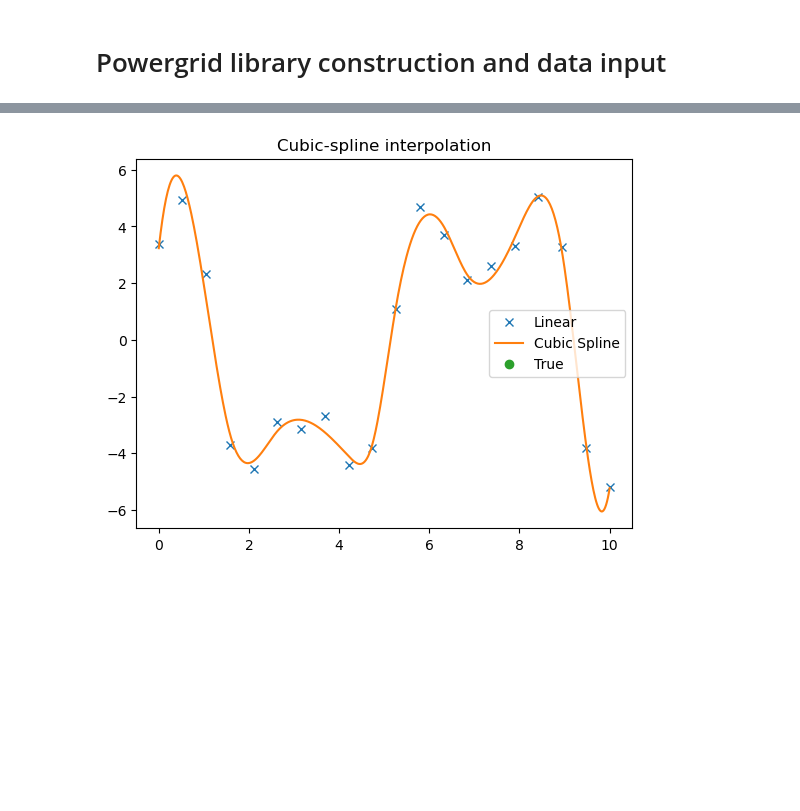
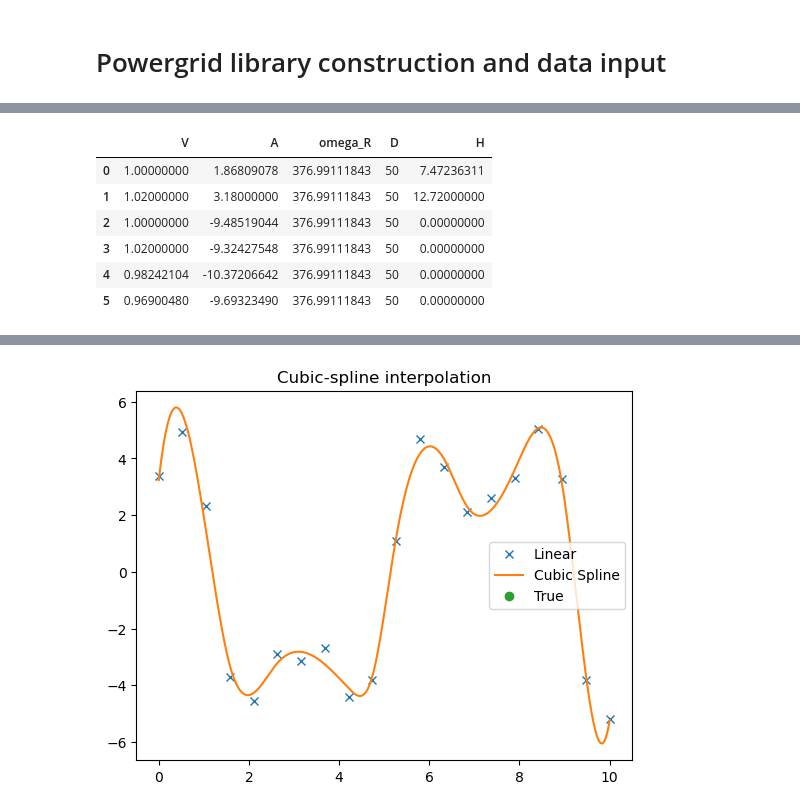
Before and after one commit to mjayadharan/DAE-FINDER_dev, a Jupyter notebook: power_grid_data_1.ipynb, the cells around one changed output, grey strips where cells are left out. Cells and saved outputs as stored; diff of their text form; code cells hidden in the pictures; blank space fills up the shorter version.

```diff
--- a/power_grid_data_1.ipynb
+++ b/power_grid_data_1.ipynb
@@ -171,0 +75,10 @@ for ind, data_matrix_ in enumerate(data_matrix_df_list):
+# %%
+static_param_df
+# %% [output]
+|  | V | A | omega_R | D | H |
+| 0 | 1.00000000 | 1.86809078 | 376.99111843 | 50 | 7.47236311 |
+| 1 | 1.02000000 | 3.18000000 | 376.99111843 | 50 | 12.72000000 |
+| 2 | 1.00000000 | -9.48519044 | 376.99111843 | 50 | 0.00000000 |
+| 3 | 1.02000000 | -9.32427548 | 376.99111843 | 50 | 0.00000000 |
+| 4 | 0.98242104 | -10.37206642 | 376.99111843 | 50 | 0.00000000 |
+| 5 | 0.96900480 | -9.69323490 | 376.99111843 | 50 | 0.00000000 |
```
Also changed, not shown: parts of 28 cells of this notebook, 16 other files.
